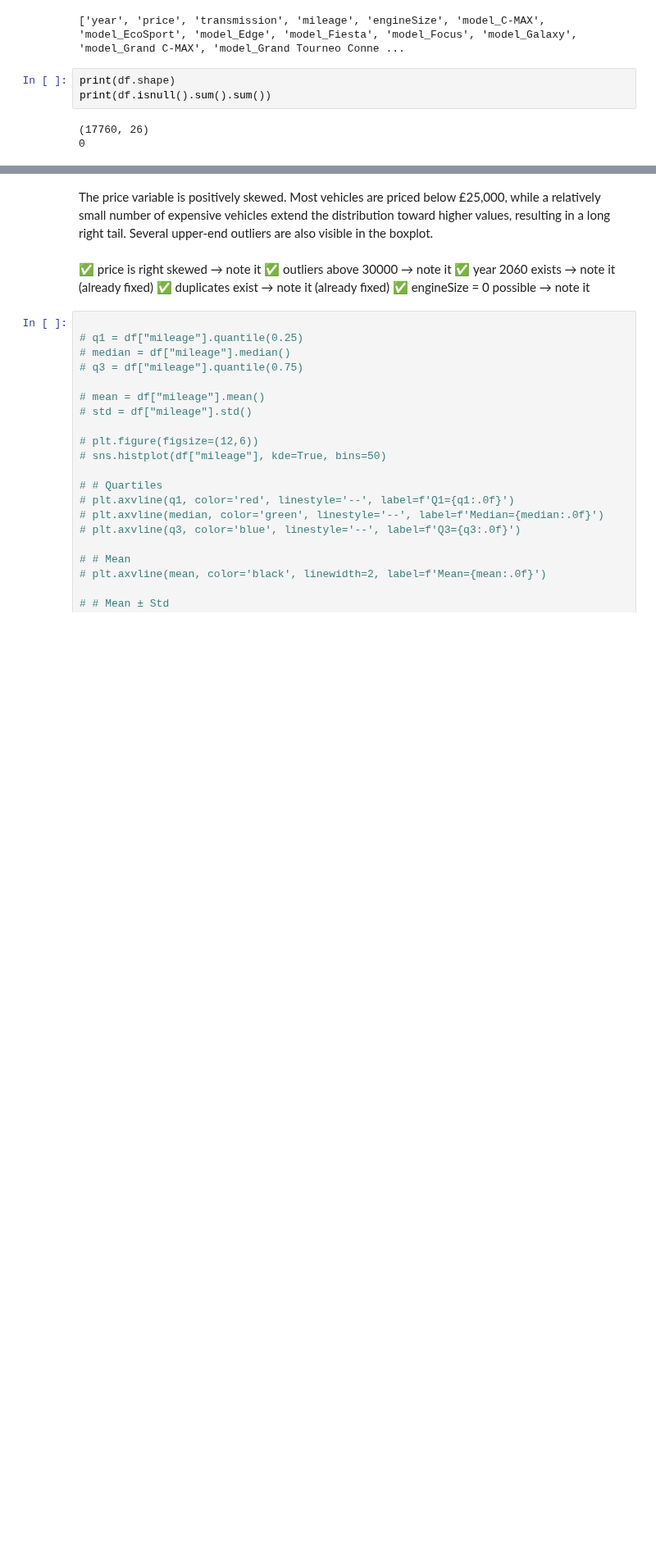
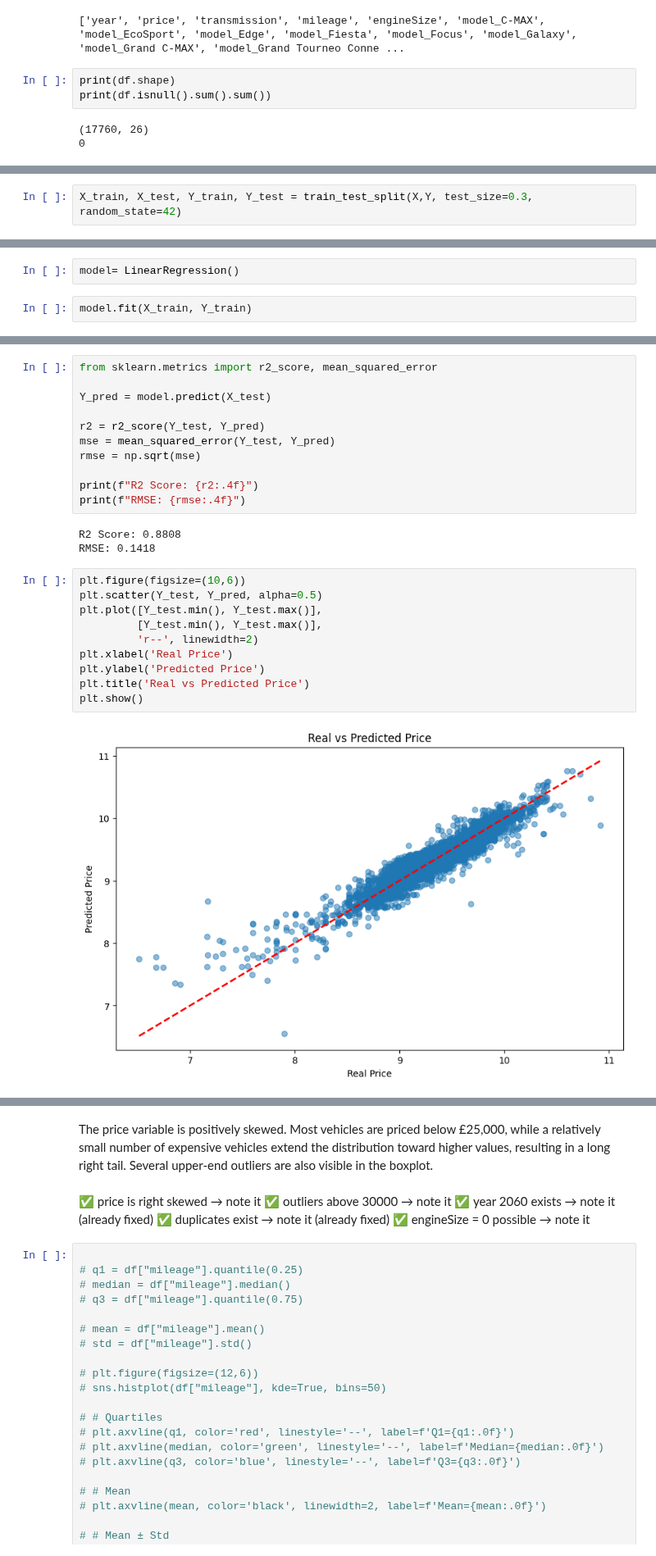
Before and after one commit to stochos-vajra/Ford-Car-Price-EDA, a Jupyter notebook: Fords.ipynb, the cells around one changed output, grey strips where cells are left out. Shown at 82% size. Saved outputs shown, nothing was run; the diff lists cells and outputs as text; blank space fills up the shorter version.

Commit message:
Added Linear Regression Model and Scaler

```diff
--- a/Fords.ipynb
+++ b/Fords.ipynb
@@ -1220,0 +851,2 @@ zomato.csv
+# %%
+X_train, X_test, Y_train, Y_test = train_test_split(X,Y, test_size=0.3, random_state=42)
@@ -1220,0 +874,4 @@ zomato.csv
+# %%
+model= LinearRegression()
+# %%
+model.fit(X_train, Y_train)
@@ -1220,0 +931,26 @@ zomato.csv
+# %%
+from sklearn.metrics import r2_score, mean_squared_error
+
+Y_pred = model.predict(X_test)
+
+r2 = r2_score(Y_test, Y_pred)
+mse = mean_squared_error(Y_test, Y_pred)
+rmse = np.sqrt(mse)
+
+print(f"R2 Score: {r2:.4f}")
+print(f"RMSE: {rmse:.4f}")
+# %% [output]
+R2 Score: 0.8808
+RMSE: 0.1418
+# %%
+plt.figure(figsize=(10,6))
+plt.scatter(Y_test, Y_pred, alpha=0.5)
+plt.plot([Y_test.min(), Y_test.max()],
+         [Y_test.min(), Y_test.max()],
+         'r--', linewidth=2)
+plt.xlabel('Real Price')
+plt.ylabel('Predicted Price')
+plt.title('Real vs Predicted Price')
+plt.show()
+# %% [output]
+[figure, added]
```
Also changed, not shown: parts of 41 cells of this notebook, 2 other files.
